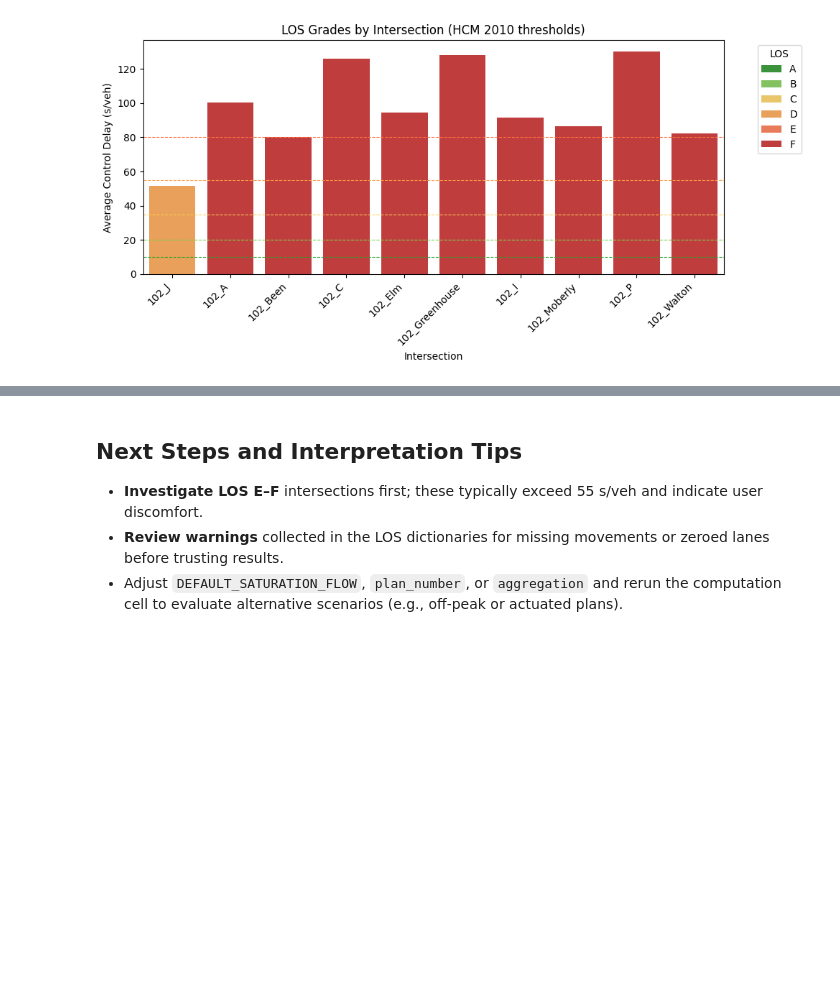
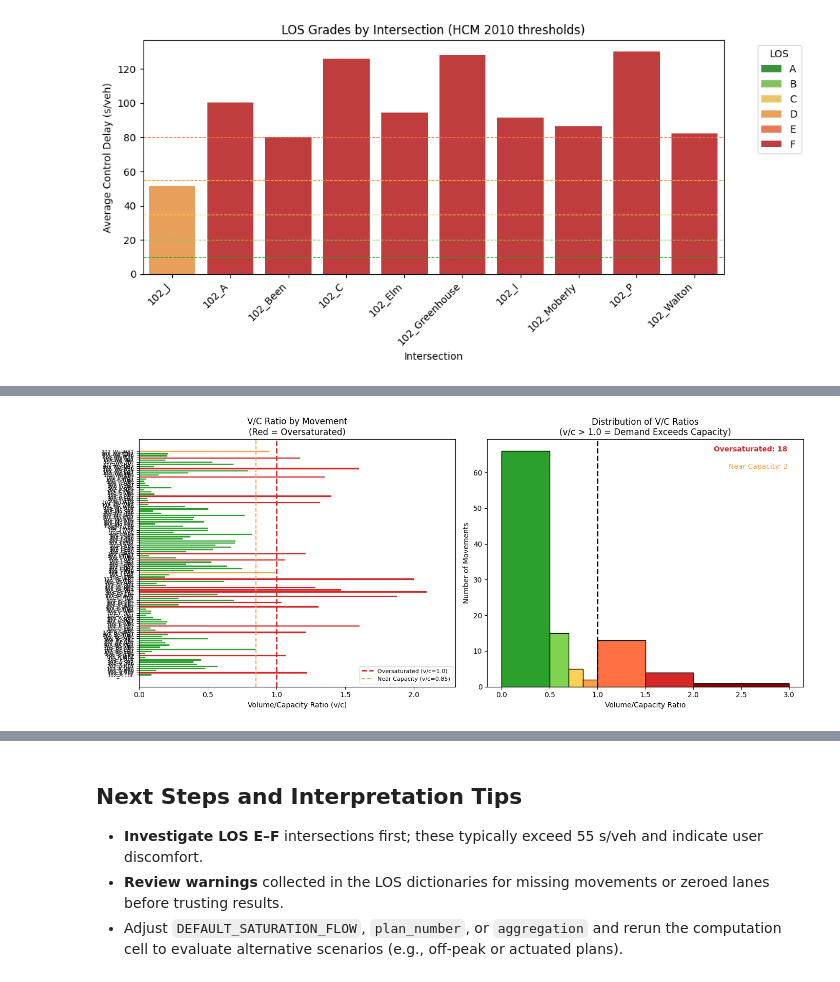
Before and after one commit to Brettberry07/COB-Traffic-Project, a Jupyter notebook: LOS_analysis.ipynb, the cells around one changed output, grey strips where cells are left out. Cells and saved outputs as stored; diff of their text form; code cells hidden in the pictures; blank space fills up the shorter version.

Commit message:
Update: Added peak hours analysis

```diff
--- a/LOS_analysis.ipynb
+++ b/LOS_analysis.ipynb
@@ -915,0 +1398,69 @@ plot_los_barchart(los_df.dropna(subset=["LOS"]))
+# %%
+def plot_vc_ratio_analysis(movement_df: pd.DataFrame) -> None:
+    """
+    Plot volume-to-capacity (v/c) ratio analysis.
+    v/c > 1.0 means demand exceeds capacity - a critical problem.
+    """
+    fig, axes = plt.subplots(1, 2, figsize=(14, 6))
+
+    # Left plot: v/c ratio by intersection and movement
+    ax1 = axes[0]
+
+    # Color by oversaturation status
+    movement_df_sorted = movement_df.sort_values(["intersection", "movement"])
+    colors = ["#d62728" if vc > 1.0 else "#ff9f43" if vc > 0.85 else "#2ca02c"
+              for vc in movement_df_sorted["v_over_c"]]
+
+    bars = ax1.barh(
+        range(len(movement_df_sorted)),
+        movement_df_sorted["v_over_c"],
+        color=colors,
+        edgecolor="white",
+        linewidth=0.5
+    )
+
+    # Add threshold lines
+    ax1.axvline(1.0, color="#d62728", linestyle="--", linewidth=2, label="Oversaturated (v/c=1.0)")
+    ax1.axvline(0.85, color="#ff9f43", linestyle="--", linewidth=1.5, label="Near Capacity (v/c=0.85)")
+
+    # Labels
+    labels = [f"{row['intersection'][:6]}-{row['movement']}"
+              for _, row in movement_df_sorted.iterrows()]
+    ax1.set_yticks(range(len(labels)))
+    ax1.set_yticklabels(labels, fontsize=7)
+    ax1.set_xlabel("Volume/Capacity Ratio (v/c)")
+    ax1.set_title("V/C Ratio by Movement\n(Red = Oversaturated)")
+    ax1.legend(loc="lower right", fontsize=8)
+    ax1.set_xlim(0, max(2.0, movement_df_sorted["v_over_c"].max() * 1.1))
+
+    # Right plot: Distribution of v/c ratios
+    ax2 = axes[1]
+
+    # Histogram with color coding
+    bins = [0, 0.5, 0.7, 0.85, 1.0, 1.5, 2.0, 3.0]
+    colors_hist = ["#2ca02c", "#7fd34e", "#ffcf56", "#ff9f43", "#ff7043", "#d62728", "#8b0000"]
+
+    n, bins_out, patches = ax2.hist(movement_df["v_over_c"], bins=bins, edgecolor="black")
+
+    for patch, color in zip(patches, colors_hist):
+        patch.set_facecolor(color)
+
+    ax2.axvline(1.0, color="black", linestyle="--", linewidth=2)
+    ax2.set_xlabel("Volume/Capacity Ratio")
+    ax2.set_ylabel("Number of Movements")
+    ax2.set_title("Distribution of V/C Ratios\n(v/c > 1.0 = Demand Exceeds Capacity)")
+
+    # Add annotations
+    oversaturated = (movement_df["v_over_c"] > 1.0).sum()
+    near_capacity = ((movement_df["v_over_c"] > 0.85) & (movement_df["v_over_c"] <= 1.0)).sum()
+    ax2.annotate(f"Oversaturated: {oversaturated}", xy=(0.95, 0.95), xycoords="axes fraction",
+                 ha="right", fontsize=10, color="#d62728", fontweight="bold")
+    ax2.annotate(f"Near Capacity: {near_capacity}", xy=(0.95, 0.88), xycoords="axes fraction",
+                 ha="right", fontsize=10, color="#ff9f43")
+
+    plt.tight_layout()
+    plt.show()
+
+plot_vc_ratio_analysis(movement_df)
+# %% [output]
+[figure, added]
```
Also changed, not shown: parts of 11 cells of this notebook.
